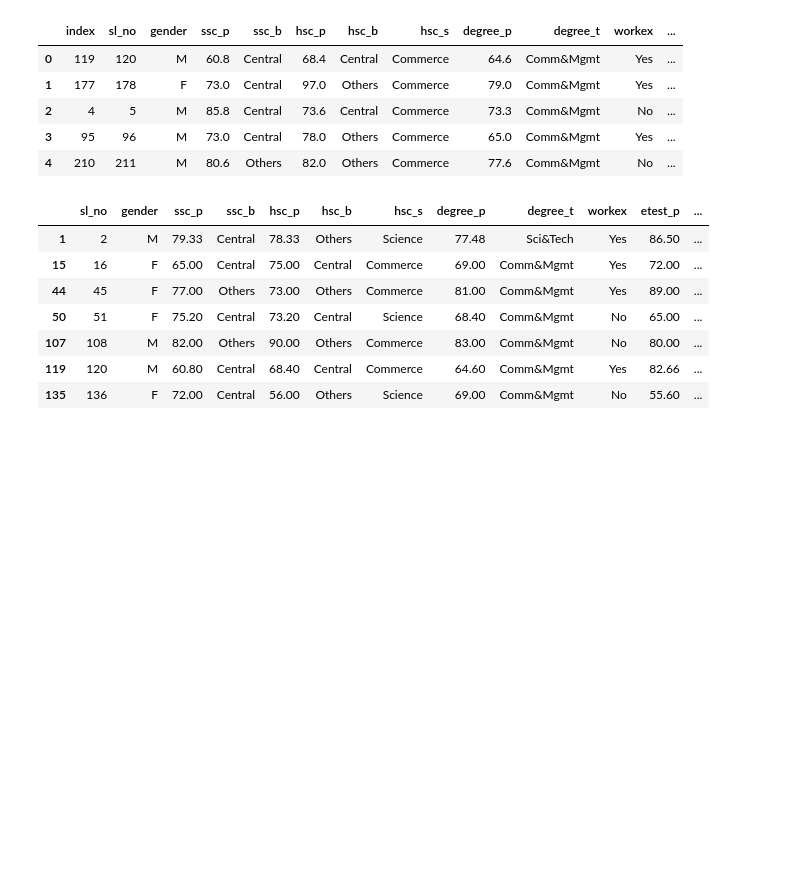
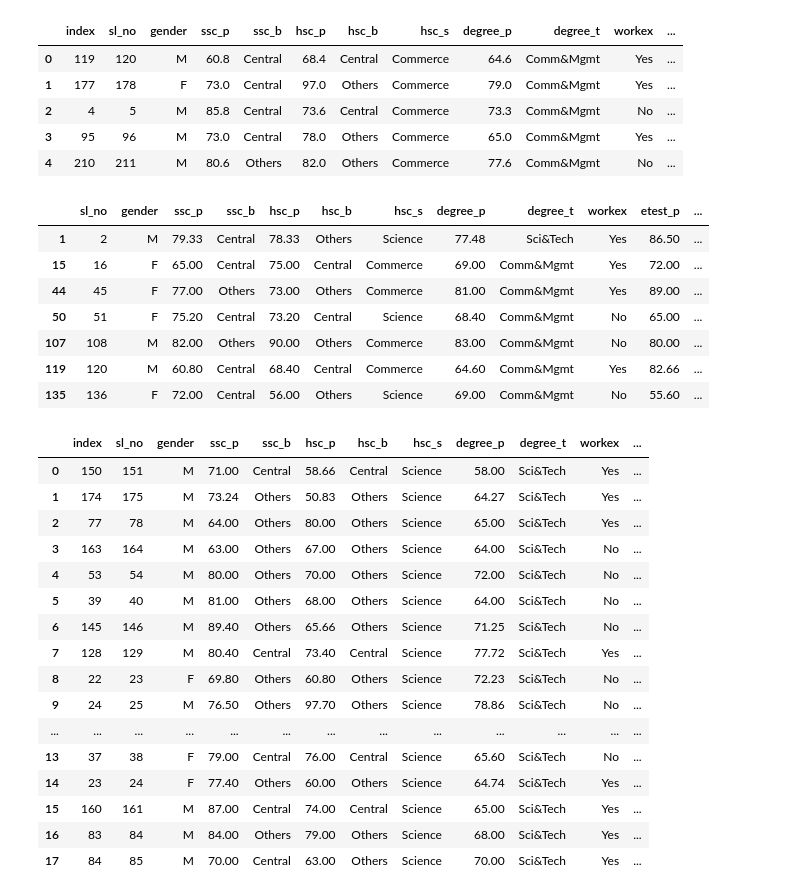
Before and after one commit to lawalsegun2025/campus_placement_predictor, a Jupyter notebook: job_placement_predictor.ipynb, the cells around one changed output. Saved outputs shown, nothing was run; the diff lists cells and outputs as text; code cells hidden in the pictures; blank space fills up the shorter version.

```diff
--- a/job_placement_predictor.ipynb
+++ b/job_placement_predictor.ipynb
@@ -282,4 +282,22 @@ df[(df["salary"]==max(df["salary"])) | (df["salary"]==min(df["salary"]))]
 # %%
 # graduates with salary > average and from Sci&Tech
 
-df[(df["degree_t"]=="Sci&Tech")&(df["salary"])]
+df[(df["degree_t"]=="Sci&Tech")&(df["salary"]>df["salary"].mean())].sort_values(by="salary", ascending=False).reset_index()
+# %% [output]
+|  | index | sl_no | gender | ssc_p | ssc_b | hsc_p | hsc_b | hsc_s | degree_p | degree_t | workex | ... |
+| 0 | 150 | 151 | M | 71.00 | Central | 58.66 | Central | Science | 58.00 | Sci&Tech | Yes | ... |
+| 1 | 174 | 175 | M | 73.24 | Others | 50.83 | Others | Science | 64.27 | Sci&Tech | Yes | ... |
+| 2 | 77 | 78 | M | 64.00 | Others | 80.00 | Others | Science | 65.00 | Sci&Tech | Yes | ... |
+| 3 | 163 | 164 | M | 63.00 | Others | 67.00 | Others | Science | 64.00 | Sci&Tech | No | ... |
+| 4 | 53 | 54 | M | 80.00 | Others | 70.00 | Others | Science | 72.00 | Sci&Tech | No | ... |
+| 5 | 39 | 40 | M | 81.00 | Others | 68.00 | Others | Science | 64.00 | Sci&Tech | No | ... |
+| 6 | 145 | 146 | M | 89.40 | Others | 65.66 | Others | Science | 71.25 | Sci&Tech | No | ... |
+| 7 | 128 | 129 | M | 80.40 | Central | 73.40 | Central | Science | 77.72 | Sci&Tech | Yes | ... |
+| 8 | 22 | 23 | F | 69.80 | Others | 60.80 | Others | Science | 72.23 | Sci&Tech | No | ... |
+| 9 | 24 | 25 | M | 76.50 | Others | 97.70 | Others | Science | 78.86 | Sci&Tech | No | ... |
+| ... | ... | ... | ... | ... | ... | ... | ... | ... | ... | ... | ... | ... |
+| 13 | 37 | 38 | F | 79.00 | Central | 76.00 | Central | Science | 65.60 | Sci&Tech | No | ... |
+| 14 | 23 | 24 | F | 77.40 | Others | 60.00 | Others | Science | 64.74 | Sci&Tech | Yes | ... |
+| 15 | 160 | 161 | M | 87.00 | Central | 74.00 | Central | Science | 65.00 | Sci&Tech | Yes | ... |
+| 16 | 83 | 84 | M | 84.00 | Others | 79.00 | Others | Science | 68.00 | Sci&Tech | Yes | ... |
+| 17 | 84 | 85 | M | 70.00 | Central | 63.00 | Others | Science | 70.00 | Sci&Tech | Yes | ... |
```
Also changed, not shown: parts of 1 cell of this notebook.
